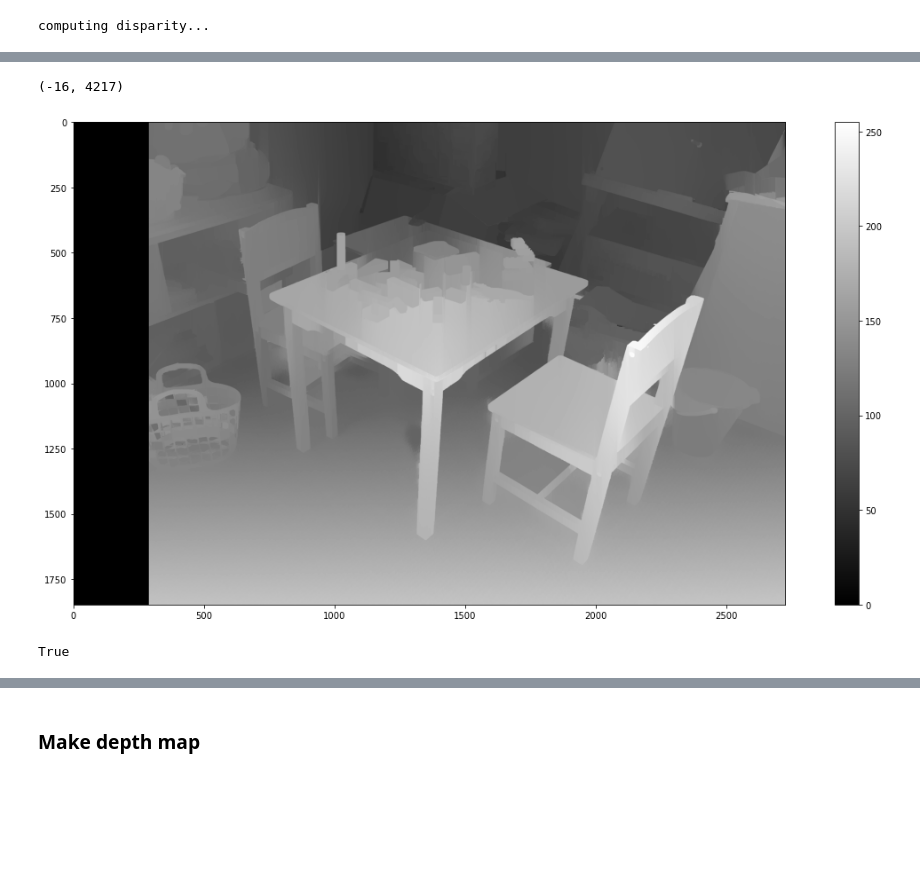
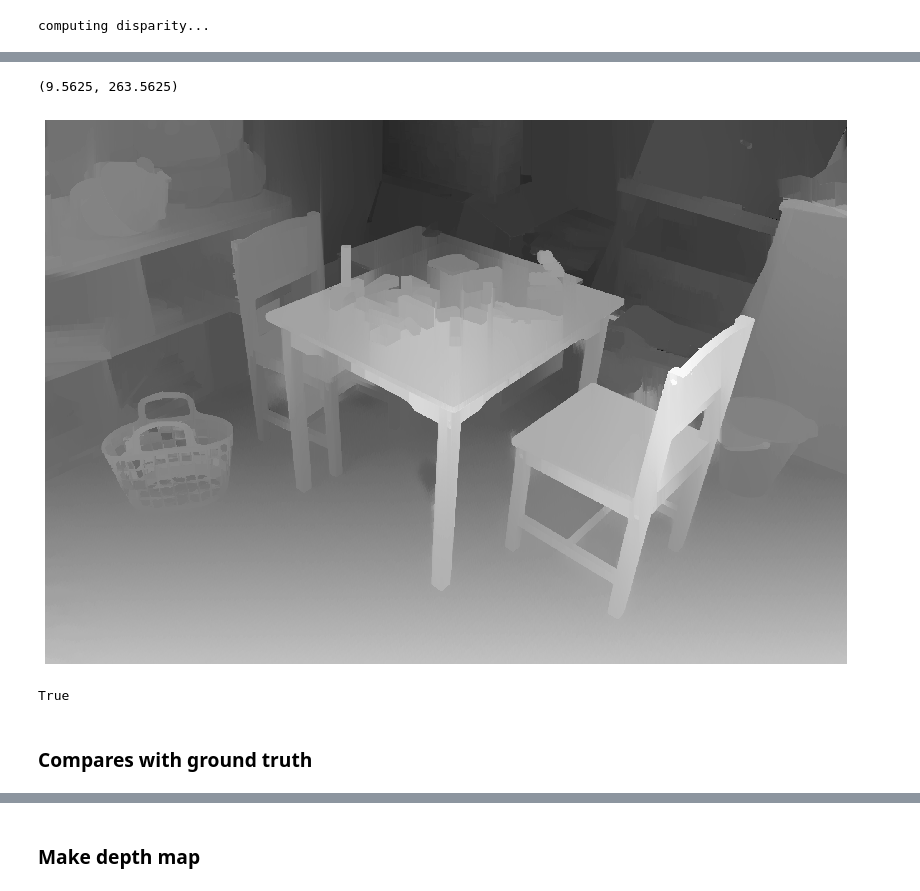
Before and after one commit to chris-redfield/computer-vision-project-1, a Jupyter notebook: 3. Disparity SGBM.ipynb, the cells around one changed output, grey strips where cells are left out. Cells and saved outputs as stored; diff of their text form; code cells hidden in the pictures; blank space fills up the shorter version.

```diff
--- a/3. Disparity SGBM.ipynb
+++ b/3. Disparity SGBM.ipynb
@@ -16,0 +30,5 @@ plt.show()
+# %%
+imgL = cv.copyMakeBorder(imgL,0,0,288,0,cv.BORDER_CONSTANT)
+imgR = cv.copyMakeBorder(imgR,0,0,288,0,cv.BORDER_CONSTANT)
+
+imgL[:1]
@@ -98,0 +146,3 @@ filteredImg = wls_filter.filter(displ, imgL, None, dispr)
+# %%
+filteredImg = filteredImg[:,288:]
+filteredImg
@@ -99,23 +157,26 @@ filteredImg = wls_filter.filter(displ, imgL, None, dispr)
 # %%
 filteredImg.min(), filteredImg.max()
 # %% [output]
-(-16, 4217)
+(9.5625, 263.5625)
 # %%
 fig, ax = plt.subplots(figsize=(20, 10))
+fig.axes[0].get_xaxis().set_visible(False)
+fig.axes[0].get_yaxis().set_visible(False)
+plt.axis('off')
 
-filteredImg = cv.normalize(src=filteredImg, dst=filteredImg, beta=0, alpha=255, norm_type=cv.NORM_MINMAX);
-filteredImg = np.uint8(filteredImg)
 
-gray = cm.gray
-m = cm.ScalarMappable(cmap=gray)
-m.set_array([filteredImg.min(),filteredImg.max()])
-plt.colorbar(m, ax=ax)
+# gray = cm.gray
+# m = cm.ScalarMappable(cmap=gray)
+# m.set_array([filteredImg.min(),filteredImg.max()])
+# plt.colorbar(m, ax=ax)
 
 plt.imshow(filteredImg, 'gray')
 plt.show()
 # %% [output]
-[figure, old version]
+[figure, new version]
 # %%
 cv.imwrite("data/disparidade.pgm",filteredImg)
 # %% [output]
 True
+# %% [markdown]
+### Compares with ground truth
```
Also changed, not shown: parts of 27 cells of this notebook, 19 other files.
